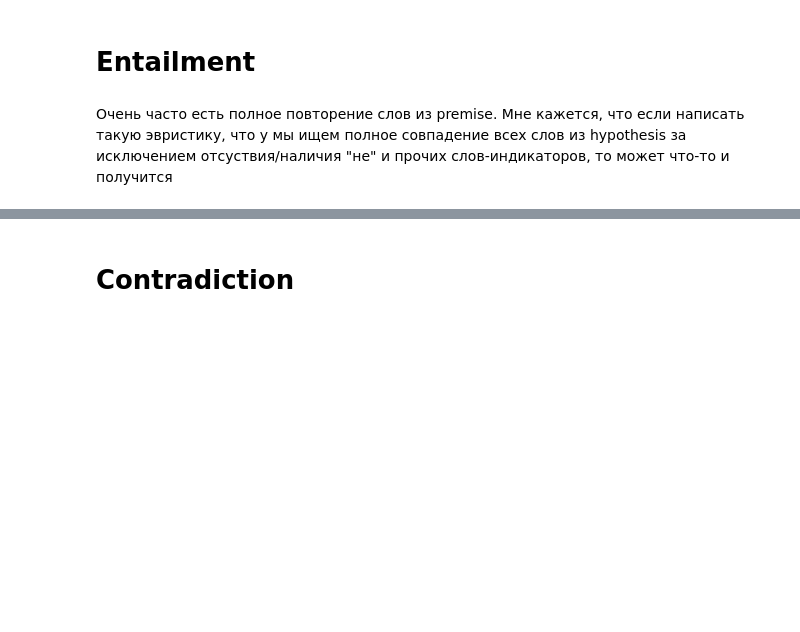
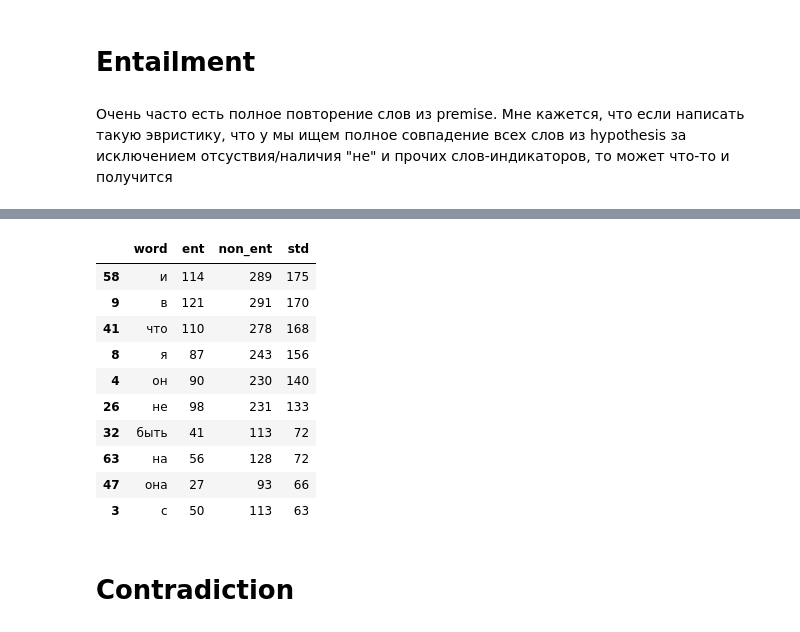
Before and after one commit to tatiana-iazykova/2020_HACK_RUSSIANSUPERGLUE, a Jupyter notebook: RSG_RCB.ipynb, the cells around one changed output, grey strips where cells are left out. Saved outputs shown, nothing was run; the diff lists cells and outputs as text; code cells hidden in the pictures; blank space fills up the shorter version.

```diff
--- a/RSG_RCB.ipynb
+++ b/RSG_RCB.ipynb
@@ -227,0 +279,23 @@ df.iloc[[36, 39, 65, 108, 146]]
+# %%
+df_freq = pd.DataFrame({'new': new_words, 'label': df.label})
+df_freq_ent = df_freq[(df_freq['label']== 'entailment')].drop('label', axis = 1)
+df_freq_cont = df_freq[(df_freq['label']== 'contradiction')].drop('label', axis = 1)
+df_freq_non = df_freq[(df_freq['label']!= 'contradiction')].drop('label', axis = 1)
+# %%
+ent_count = freq_dist(df_freq_ent)
+non_ent_count = freq_dist(df_freq_non)
+
+a = set(freq_dist(df_freq_ent).keys())
+b = set(freq_dist(df_freq_non).keys())
+# %%
+#для лэйбла entailment нет таких слов, которых не было бы в других лэйблах
+left = []
+right = []
+non_ent = {}
+for x in (b-a):
+  non_ent[x] = non_ent_count[x]
+for w in sorted(non_ent, key=non_ent.get, reverse=True):
+  left.append(w)
+  right.append(non_ent[w])
+
+n_e = pd.DataFrame({'word': left, 'right': right})
@@ -228,3 +322,30 @@ df.iloc[[36, 39, 65, 108, 146]]
+# %%
+word = []
+count_plus = []
+count_minus = []
+for x in (a&b):
+  if ent_count[x] < non_ent_count[x] and (non_ent_count[x]-ent_count[x]) > 10:
+    word.append(x)
+    count_plus.append(ent_count[x])
+    count_minus.append(non_ent_count[x])
+
+n_e_union = pd.DataFrame({'word': word, 'ent': count_plus, 'non_ent': count_minus})
+# %%
+n_e_union['std'] = n_e_union.non_ent - n_e_union.ent
+n = n_e_union.sort_values(by=['std'], ascending=False)
+n.head(10)
+# %% [output]
+|  | word | ent | non_ent | std |
+| 58 | и | 114 | 289 | 175 |
+| 9 | в | 121 | 291 | 170 |
+| 41 | что | 110 | 278 | 168 |
+| 8 | я | 87 | 243 | 156 |
+| 4 | он | 90 | 230 | 140 |
+| 26 | не | 98 | 231 | 133 |
+| 32 | быть | 41 | 113 | 72 |
+| 63 | на | 56 | 128 | 72 |
+| 47 | она | 27 | 93 | 66 |
+| 3 | с | 50 | 113 | 63 |
 # %% [markdown]
 # Contradiction
 # %% [markdown]
```
Also changed, not shown: parts of 9 cells of this notebook.
